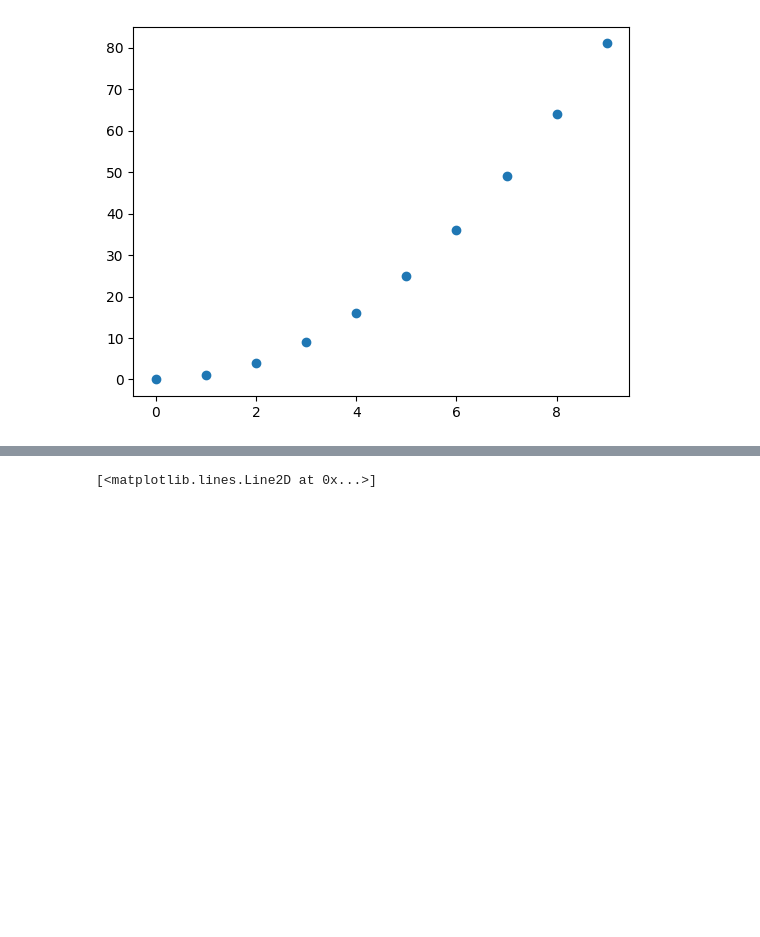
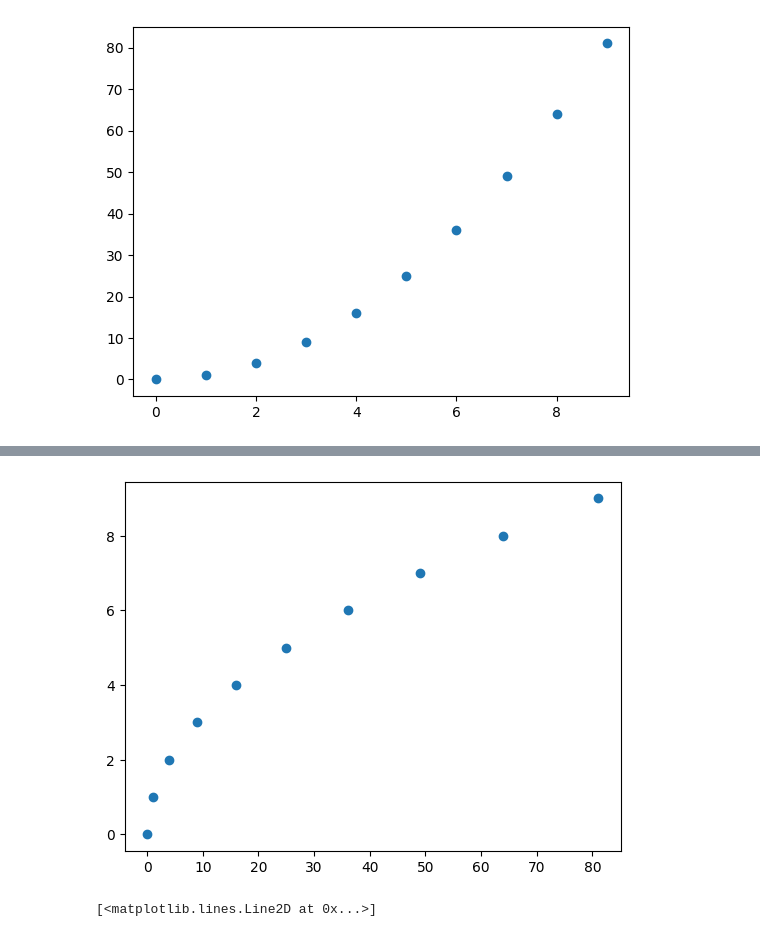
Before and after one commit to RaisulislamRimon/data-science-notes, a Jupyter notebook: module_8/module_8_class/class_1/1_data_visualization.ipynb, the cells around one changed output, grey strips where cells are left out. Cells and saved outputs as stored; diff of their text form; code cells hidden in the pictures; blank space fills up the shorter version.

```diff
--- a/module_8/module_8_class/class_1/1_data_visualization.ipynb
+++ b/module_8/module_8_class/class_1/1_data_visualization.ipynb
@@ -52,3 +68,8 @@ plt.scatter(x=x, y=y)
+# %%
+plt.scatter(x=y, y=x);
+# plt.show()
+# %% [output]
+[figure, added]
 # %%
 plt.plot(x, y)
 # %% [output]
```
Also changed, not shown: parts of 41 cells of this notebook, 1 other file.
